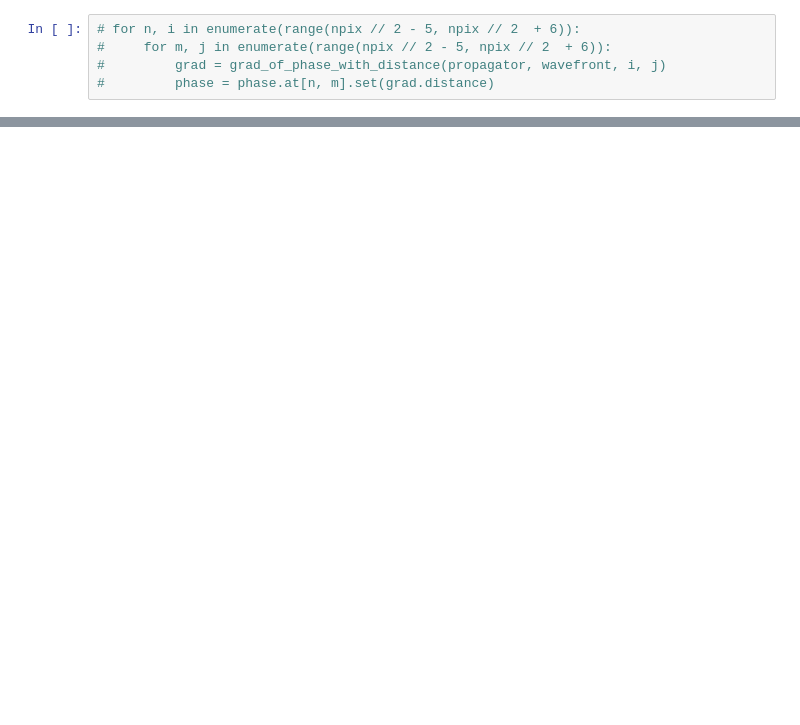
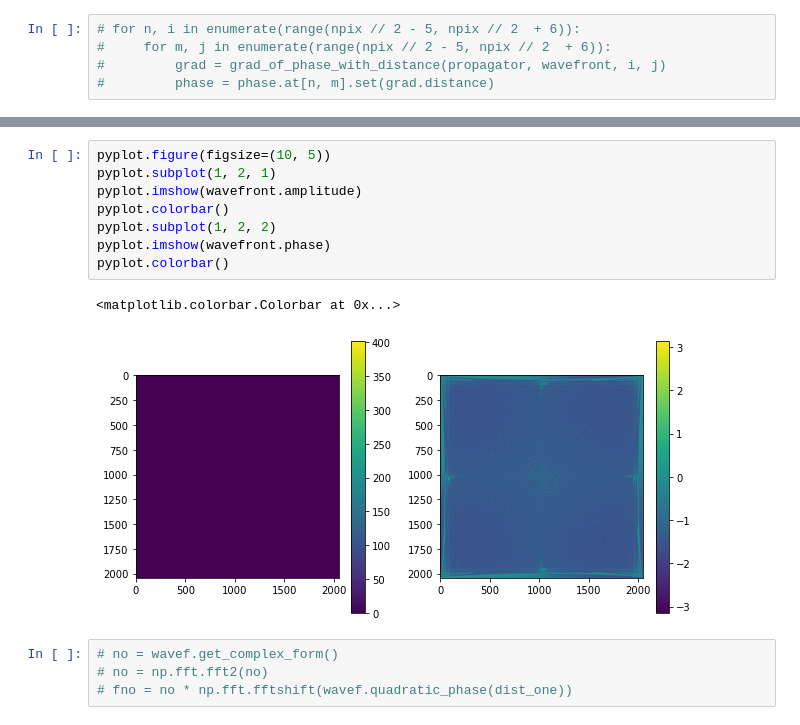
Before and after one commit to anand0xff/dLux, a Jupyter notebook: dLux/dev/FresnelExample.ipynb, the cells around one changed output, grey strips where cells are left out. Drawn from its saved outputs; the diff is of its cells as text; blank space fills up the shorter version.

```diff
--- a/dLux/dev/FresnelExample.ipynb
+++ b/dLux/dev/FresnelExample.ipynb
@@ -266,0 +261,15 @@ pyplot.colorbar()
+# %%
+pyplot.figure(figsize=(10, 5))
+pyplot.subplot(1, 2, 1)
+pyplot.imshow(wavefront.amplitude)
+pyplot.colorbar()
+pyplot.subplot(1, 2, 2)
+pyplot.imshow(wavefront.phase)
+pyplot.colorbar()
+# %% [output]
+<matplotlib.colorbar.Colorbar at 0x...>
+[figure, added]
+# %%
+# no = wavef.get_complex_form()
+# no = np.fft.fft2(no)
+# fno = no * np.fft.fftshift(wavef.quadratic_phase(dist_one))
```
Also changed, not shown: parts of 56 cells of this notebook, 1 other file.
